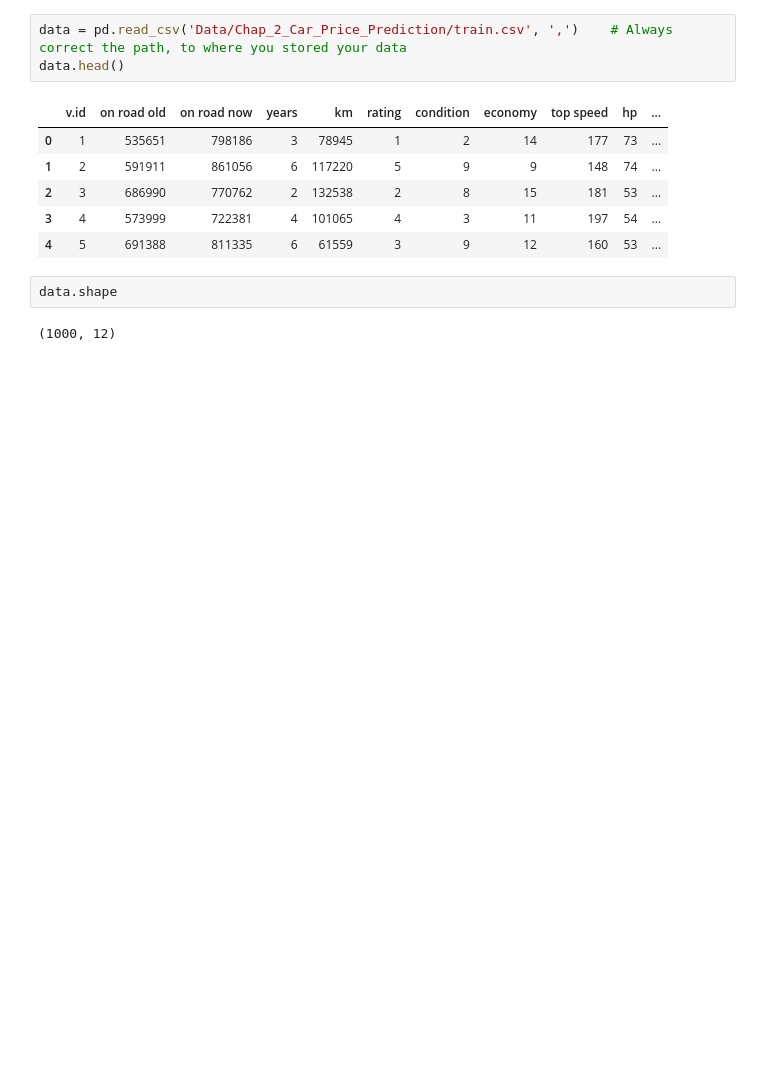
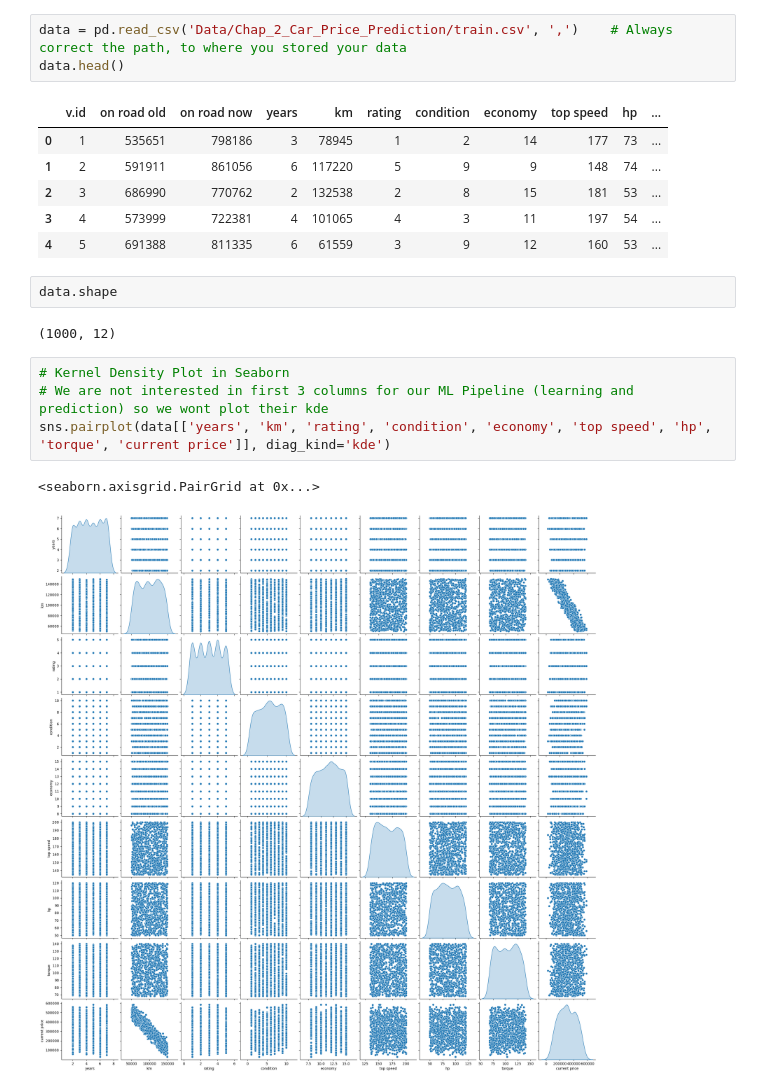
Before and after one commit to hamdaan-shaikh/LearnTF, a Jupyter notebook: 02_Building_Neural_Networks_with_TensorFlow_[Car_Price_Prediction].ipynb, the cells around one changed output. Cells and saved outputs as stored; diff of their text form; blank space fills up the shorter version.

Commit message:
Added Data Preparation

```diff
--- a/02_Building_Neural_Networks_with_TensorFlow_[Car_Price_Prediction].ipynb
+++ b/02_Building_Neural_Networks_with_TensorFlow_[Car_Price_Prediction].ipynb
@@ -30,3 +32,10 @@ data.head()
 data.shape
 # %% [output]
 (1000, 12)
+# %%
+# Kernel Density Plot in Seaborn
+# We are not interested in first 3 columns for our ML Pipeline (learning and prediction) so we wont plot their kde
+sns.pairplot(data[['years', 'km', 'rating', 'condition', 'economy', 'top speed', 'hp', 'torque', 'current price']], diag_kind='kde')
+# %% [output]
+<seaborn.axisgrid.PairGrid at 0x...>
+[figure, added]
```
Also changed, not shown: parts of 21 cells of this notebook.
